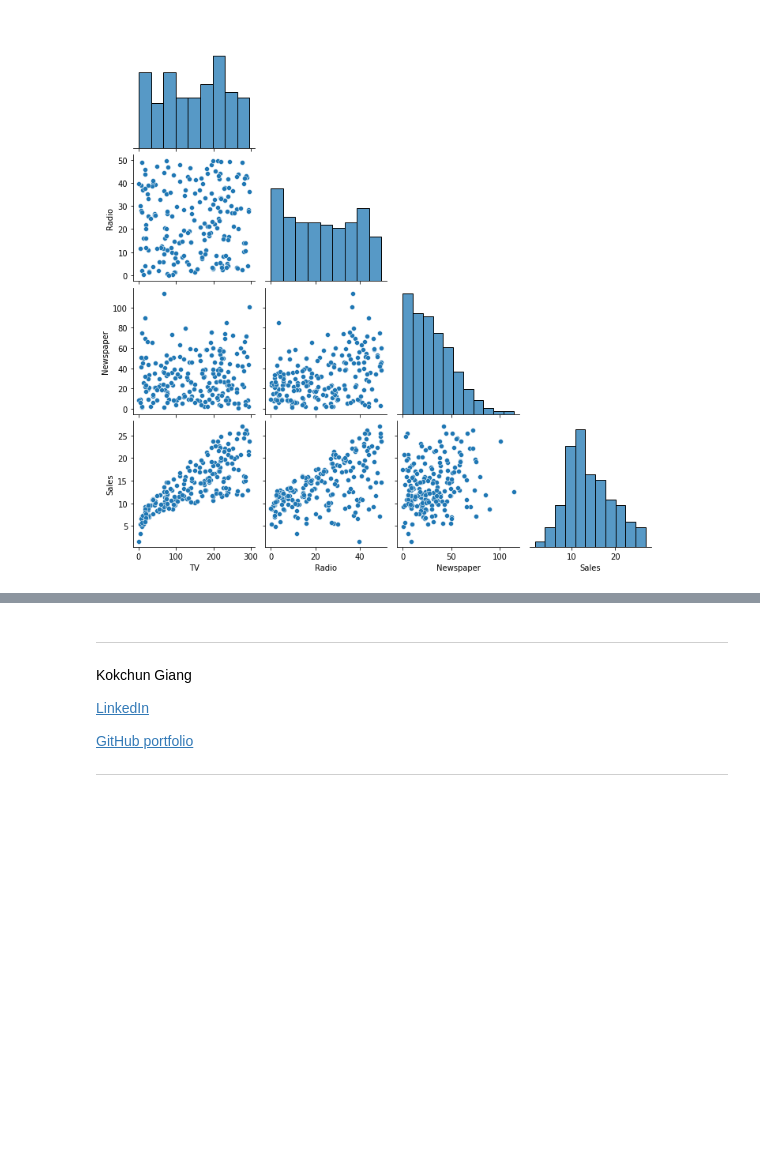
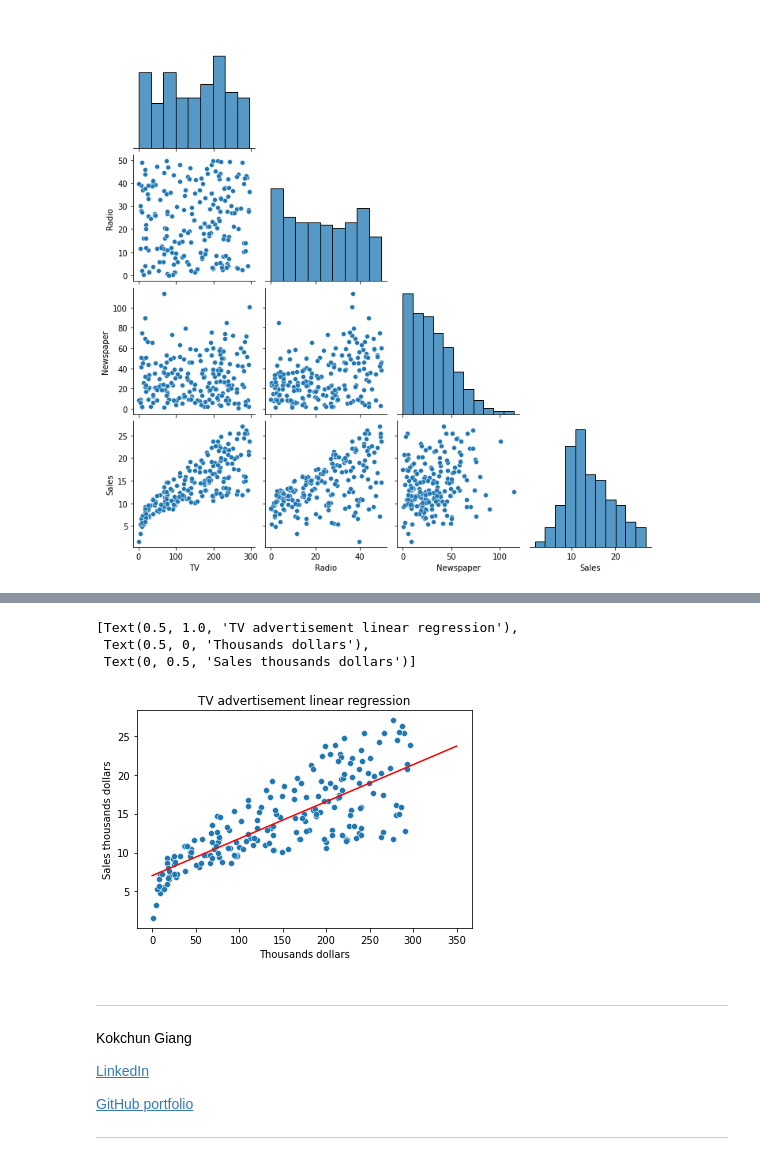
Before and after one commit to kokchun/Maskininlarning-AI21, a Jupyter notebook: Lectures/L0-Linear_regression.ipynb, the cells around one changed output, grey strips where cells are left out. Cells and saved outputs as stored; diff of their text form; code cells hidden in the pictures; blank space fills up the shorter version.

Commit message:
simple linear regression

```diff
--- a/Lectures/L0-Linear_regression.ipynb
+++ b/Lectures/L0-Linear_regression.ipynb
@@ -45,9 +45,10 @@ Units:
 import pandas as pd
 import seaborn as sns
 import matplotlib.pyplot as plt
+import numpy as np
 
-data = pd.read_csv("Data/Advertising.csv", index_col=0)
-data.head()
+df = pd.read_csv("Data/Advertising.csv", index_col=0)
+df.head()
 # %% [output]
 |  | TV | Radio | Newspaper | Sales |
 | 1 | 230.1 | 37.8 | 69.2 | 22.1 |
@@ -100,3 +114,25 @@ sns.pairplot(data, corner = True); # corner to True as upper right mirrors the c
+# %%
+X, y = df["TV"], df["Sales"]
+# fits a polynomial of degree deg using least squares polynomial fit
+beta_1, beta_0 = np.polyfit(X, y, 1) # returns coefficient with highest power first
+
+# predicted y
+
+def y_hat(x): return beta_0 + beta_1*x
+
+potential_spend = np.linspace(0, 350)
+
+ax = plt.axes()
+
+sns.scatterplot(data=df, x="TV", y="Sales")
+sns.lineplot(x=potential_spend, y=y_hat(potential_spend), color="red")
+
+ax.set(title="TV advertisement linear regression", xlabel="Thousands dollars", ylabel="Sales thousands dollars")
+# %% [output]
+[Text(0.5, 1.0, 'TV advertisement linear regression'),
+ Text(0.5, 0, 'Thousands dollars'),
+ Text(0, 0.5, 'Sales thousands dollars')]
+[figure, added]
 # %% [markdown]
 ---
 
```
Also changed, not shown: parts of 6 cells of this notebook.
